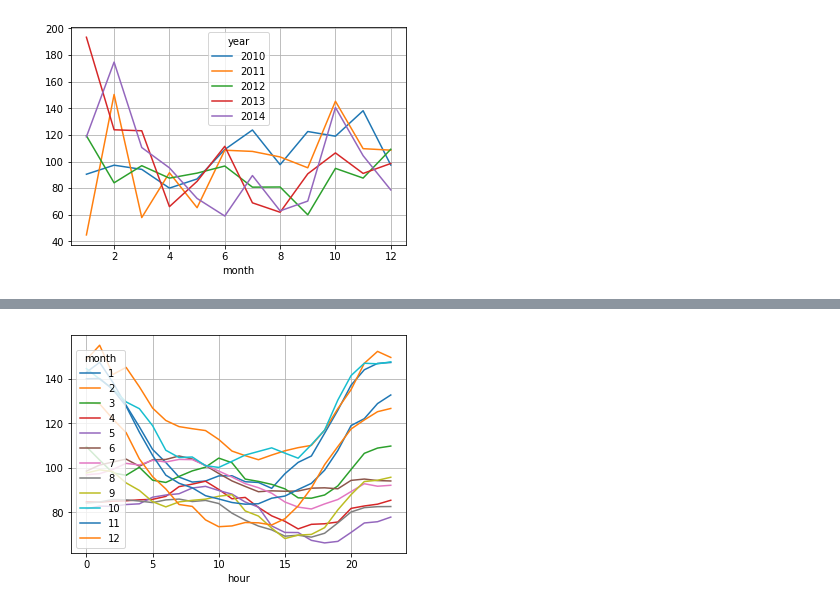
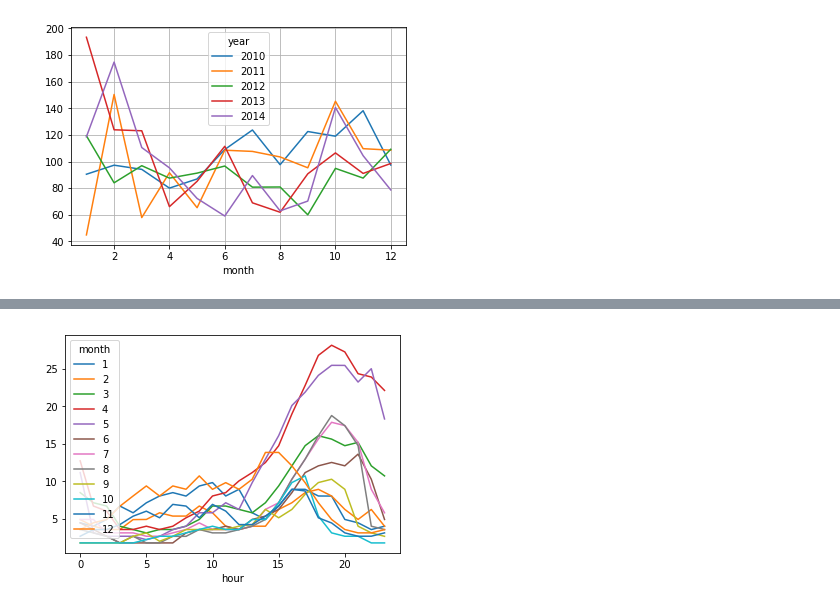
Before and after one commit to ispapadakis/mts, a Jupyter notebook: Exploratory Data Analysis.ipynb, the cells around one changed output, grey strips where cells are left out. Saved outputs shown, nothing was run; the diff lists cells and outputs as text; code cells hidden in the pictures.

```diff
--- a/Exploratory Data Analysis.ipynb
+++ b/Exploratory Data Analysis.ipynb
@@ -75,4 +117,4 @@ beijing.groupby(["hour","month"])["pm2.5"].mean().unstack()
 # %%
-ax = beijing.groupby(["hour","month"])["pm2.5"].mean().unstack().plot(grid=True)
+ax = beijing.groupby(["hour","month"]).Iws.median().unstack().plot()
 # %% [output]
-[figure, old version]
+[figure, new version]
```
Also changed, not shown: parts of 14 cells of this notebook.
